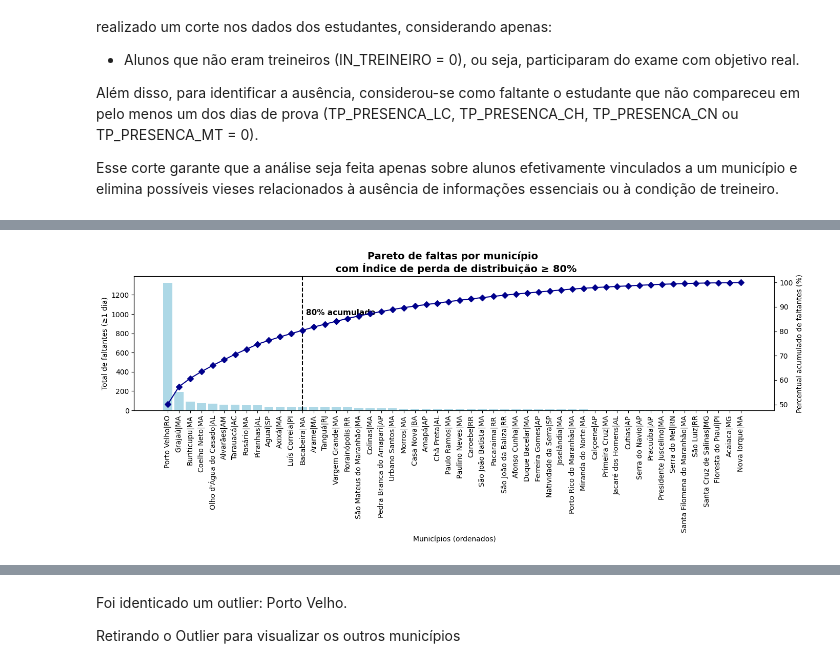
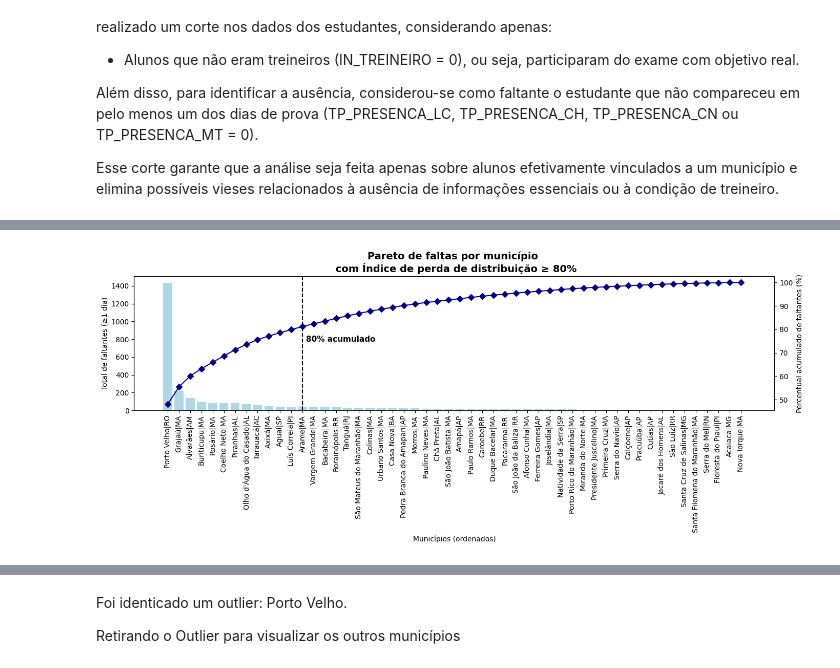
Before and after one commit to enzosakamoto/ecm514-projeto-I, a Jupyter notebook: src/IMT_Projeto_S1_enzo_joao_pedro_rafael_vitor.ipynb, the cells around one changed output, grey strips where cells are left out. Drawn from its saved outputs; the diff is of its cells as text; code cells hidden in the pictures.

```diff
--- a/src/IMT_Projeto_S1_enzo_joao_pedro_rafael_vitor.ipynb
+++ b/src/IMT_Projeto_S1_enzo_joao_pedro_rafael_vitor.ipynb
@@ -394,7 +397,7 @@ df_q2["NAO_COMPARECEU_PELO_MENOS_1_DIA"] = (
 )
 
 df_q2_group = (
-    df_q2[df_q2.NAO_COMPARECEU_PELO_MENOS_1_DIA]
+    df_q2
     .groupby(["CO_MUNICIPIO_ESC", "NO_MUNICIPIO_ESC", "SG_UF_ESC"])
     .agg(
         NAO_COMPARECEU_PELO_MENOS_1_DIA_COUNT=(
@@ -453,37 +456,37 @@ ymax = ax.get_ylim()[1]
 ax.axvline(x=x_80, linestyle="--", color="black")
 ax.text(
     x_80 + 0.3,
-    ymax * 0.7,
+    ymax * 0.5,
     r"80% acumulado",
     va="bottom",
     ha="left",
     fontdict={"size": 11, "weight": "bold"},
 )
 
 ax.set_xticks(range(len(df_plot)))
 ax.set_xticklabels(df_plot["NO_MUNICIPIO_ESC"] + "|" + df_plot["SG_UF_ESC"], rotation=90)
 
 
 
 ax2 = ax.twinx()
 ax2.plot(
     df_plot["NO_MUNICIPIO_ESC"],
     df_plot["CUMULATIVE_PERCENT"],
     marker="D",
     linestyle="-",
     color="darkblue",
 )
 ax2.set_ylabel("Percentual acumulado de faltantes (%)")
 
 plt.title(
     "Pareto de faltas por município \n com Índice de perda de distribuição ≥ 80%",
     fontsize=14,
     fontdict={"weight": "bold"},
 )
 plt.tight_layout()
 plt.show()
 # %% [output]
-[figure, old version]
+[figure, new version]
 # %%
 df_q2[df_q2.NO_MUNICIPIO_ESC == "Porto Velho"].shape[0]
 # %% [output]
```
Also changed, not shown: parts of 25 cells of this notebook, 1 other file.
